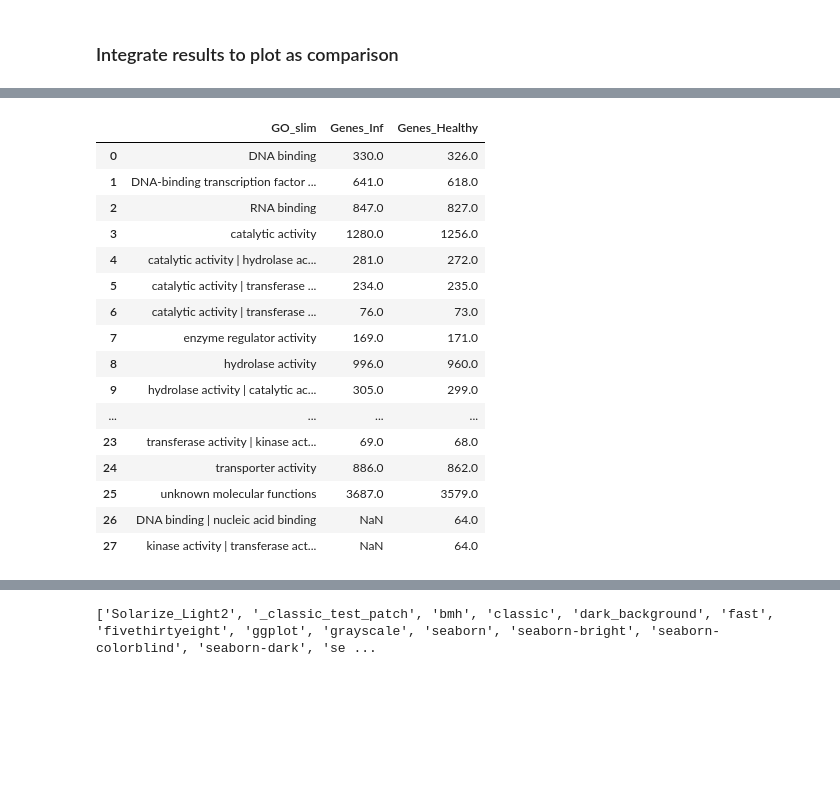
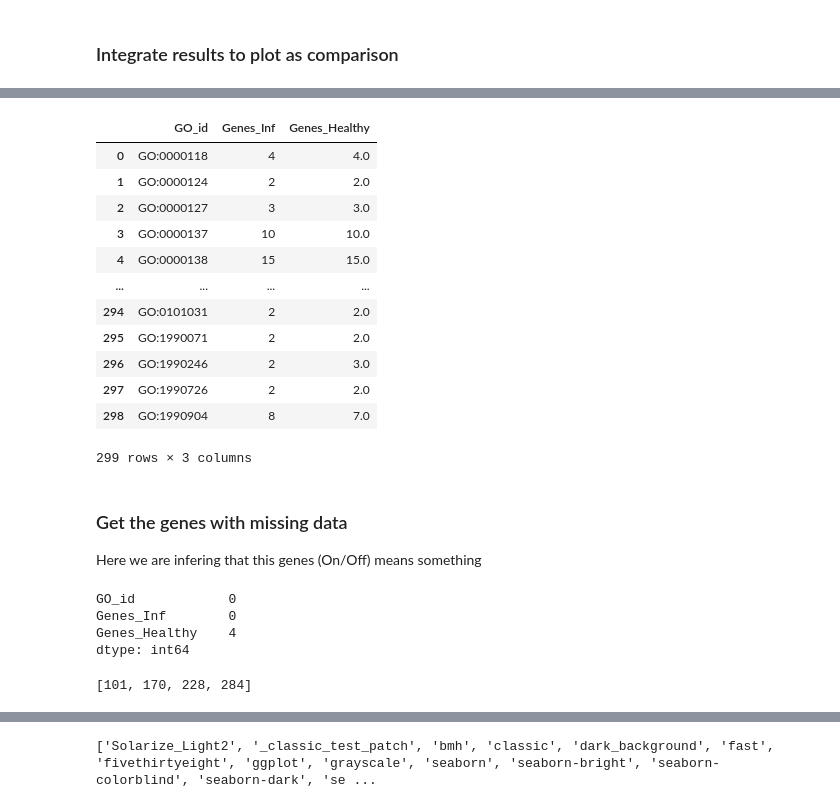
Before and after one commit to cyntsc/meta-analisis-athal, a Jupyter notebook: notebooks/Parsing_Athal_GO_terms.ipynb, the cells around one changed output, grey strips where cells are left out. Cells and saved outputs as stored; diff of their text form; code cells hidden in the pictures; blank space fills up the shorter version.

```diff
--- a/notebooks/Parsing_Athal_GO_terms.ipynb
+++ b/notebooks/Parsing_Athal_GO_terms.ipynb
@@ -301,3 +424,0 @@ df_tmp.tail(8)
-# %%
-df_tmp.reset_index(level='GO_slim', col_level=1, inplace=True)
-df_tmp
@@ -330,7 +437,7 @@ df_tmp.describe()
 # %%
 #df_tmp.sort_values(['Genes'])
 ## Filter df by molecular function (proceses and component are removed, just keep funciton category)
-is_gene_grater1 = df_tmp['Genes']>=64
+is_gene_grater1 = df_tmp['Genes']>=2
 df_tmp_healthy = df_tmp[is_gene_grater1]
-df_tmp_healthy
+df_tmp_healthy.head(3)
 # %% [output]
@@ -360,0 +472,5 @@ make_pie_donut_chart(data2, goslim2, "Arabidopsis healthy \nGO_Slim biology func
+# %%
+## Filter df by molecular function (proceses and component are removed, just keep funciton category)
+pd.set_option('display.max_colwidth', None)
+df_10TopGO_desc = df_gene_func[df_gene_func['GO_id']=='GO:0005634']
+df_10TopGO_desc.head(3)
@@ -385,4 +492,5 @@ df_infected
 # %%
-df_plt_comp = df_infected.merge(df_healthy,on=['GO_slim'],how='outer')
+# merge base on the infected counts
+df_plt_comp = df_infected.merge(df_healthy,on=['GO_id'],how='outer')
 df_plt_comp.shape
 # %% [output]
@@ -418,22 +522,18 @@ plt.show()
 # %%
 df_plt_comp.fillna(0)
-df_plt_comp.sort_values(['Genes_Healthy'])
+df_plt_comp.sort_values(['Genes_Inf'])
 df_plt_comp
 # %% [output]
-|  | GO_slim | Genes_Inf | Genes_Healthy |
-| 0 | DNA binding | 330.0 | 326.0 |
-| 1 | DNA-binding transcription factor ... | 641.0 | 618.0 |
-| 2 | RNA binding | 847.0 | 827.0 |
-| 3 | catalytic activity | 1280.0 | 1256.0 |
-| 4 | catalytic activity | hydrolase ac... | 281.0 | 272.0 |
-| 5 | catalytic activity | transferase ... | 234.0 | 235.0 |
-| 6 | catalytic activity | transferase ... | 76.0 | 73.0 |
-| 7 | enzyme regulator activity | 169.0 | 171.0 |
-| 8 | hydrolase activity | 996.0 | 960.0 |
-| 9 | hydrolase activity | catalytic ac... | 305.0 | 299.0 |
+|  | GO_id | Genes_Inf | Genes_Healthy |
+| 0 | GO:0000118 | 4 | 4.0 |
+| 1 | GO:0000124 | 2 | 2.0 |
+| 2 | GO:0000127 | 3 | 3.0 |
+| 3 | GO:0000137 | 10 | 10.0 |
+| 4 | GO:0000138 | 15 | 15.0 |
 | ... | ... | ... | ... |
-| 23 | transferase activity | kinase act... | 69.0 | 68.0 |
-| 24 | transporter activity | 886.0 | 862.0 |
-| 25 | unknown molecular functions | 3687.0 | 3579.0 |
-| 26 | DNA binding | nucleic acid binding | NaN | 64.0 |
-| 27 | kinase activity | transferase act... | NaN | 64.0 |
+| 294 | GO:0101031 | 2 | 2.0 |
+| 295 | GO:1990071 | 2 | 2.0 |
+| 296 | GO:1990246 | 2 | 3.0 |
+| 297 | GO:1990726 | 2 | 2.0 |
+| 298 | GO:1990904 | 8 | 7.0 |
+299 rows × 3 columns
@@ -442,0 +542,18 @@ df_plt_comp.iloc[[13,26,27]]
+# %% [markdown]
+### Get the genes with missing data
+Here we are infering that this genes (On/Off) means something
+# %%
+#filter data with missing data
+df_plt_comp.columns[df_plt_comp.isna().any()]
+df_plt_comp.isna().sum()
+# %% [output]
+GO_id            0
+Genes_Inf        0
+Genes_Healthy    4
+dtype: int64
+# %%
+#get the row index of the missing values
+lst_nan = df_plt_comp.index[df_plt_comp.isna().any(axis=1)].to_list()
+lst_nan[:5]
+# %% [output]
+[101, 170, 228, 284]
```
Also changed, not shown: parts of 63 cells of this notebook.
